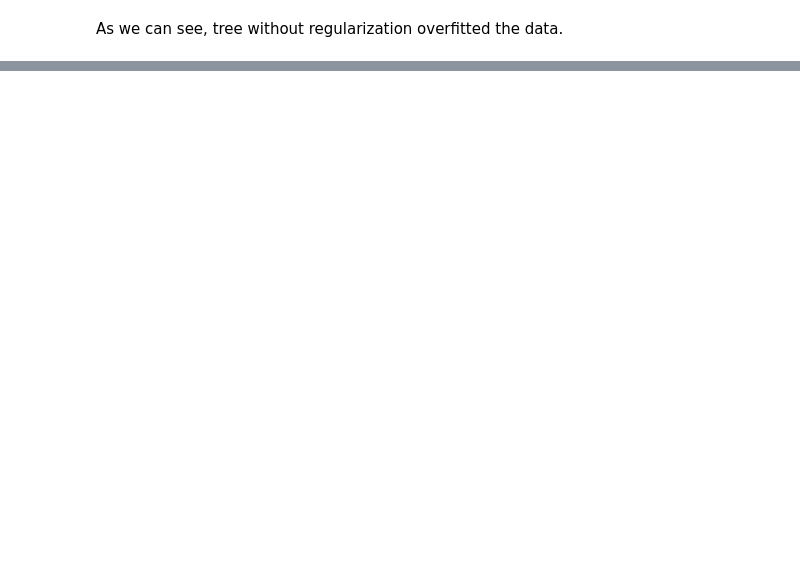
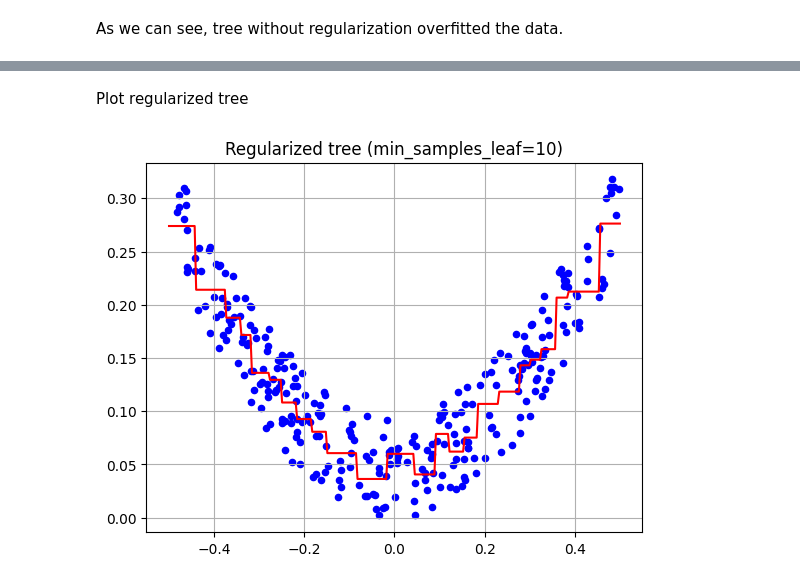
Before and after one commit to yeghor/Learning-Machine-Learning, a Jupyter notebook: jupyter_notes/5-Decision-Trees.ipynb, the cells around one changed output, grey strips where cells are left out. Drawn from its saved outputs; the diff is of its cells as text; code cells hidden in the pictures; blank space fills up the shorter version.

Commit message:
added: decision tree regression examples

```diff
--- a/jupyter_notes/5-Decision-Trees.ipynb
+++ b/jupyter_notes/5-Decision-Trees.ipynb
@@ -106,0 +111,3 @@ As we can see, tree without regularization overfitted the data.
+# %%
+X = np.random.rand(300, 1) - 0.5
+y = X**2 + np.random.rand(300, 1) * 0.1
@@ -106,0 +116,3 @@ As we can see, tree without regularization overfitted the data.
+# %%
+tree_reg1 = DecisionTreeRegressor()
+tree_reg1.fit(X, y)
@@ -106,0 +123,10 @@ As we can see, tree without regularization overfitted the data.
+# %%
+def plot_decision_tree_regression(X, y, clf, title, range_ = (-0.5, 0.5)) -> None:
+    X_pred = np.linspace(range_[0], range_[1], 300).reshape(-1, 1)
+    y_pred = clf.predict(X_pred)
+
+    plt.scatter(X, y, c="blue", s=20)
+    plt.plot(X_pred, y_pred, c="red",)
+    plt.title(title)
+    plt.grid()
+    plt.show()
@@ -106,0 +139,8 @@ As we can see, tree without regularization overfitted the data.
+# %% [markdown]
+Plot regularized tree
+# %%
+tree_reg2 = DecisionTreeRegressor(min_samples_leaf=10, random_state=42)
+tree_reg2.fit(X, y)
+plot_decision_tree_regression(X, y, tree_reg2, "Regularized tree (min_samples_leaf=10)",)
+# %% [output]
+[figure, added]
```
Also changed, not shown: parts of 13 cells of this notebook.
